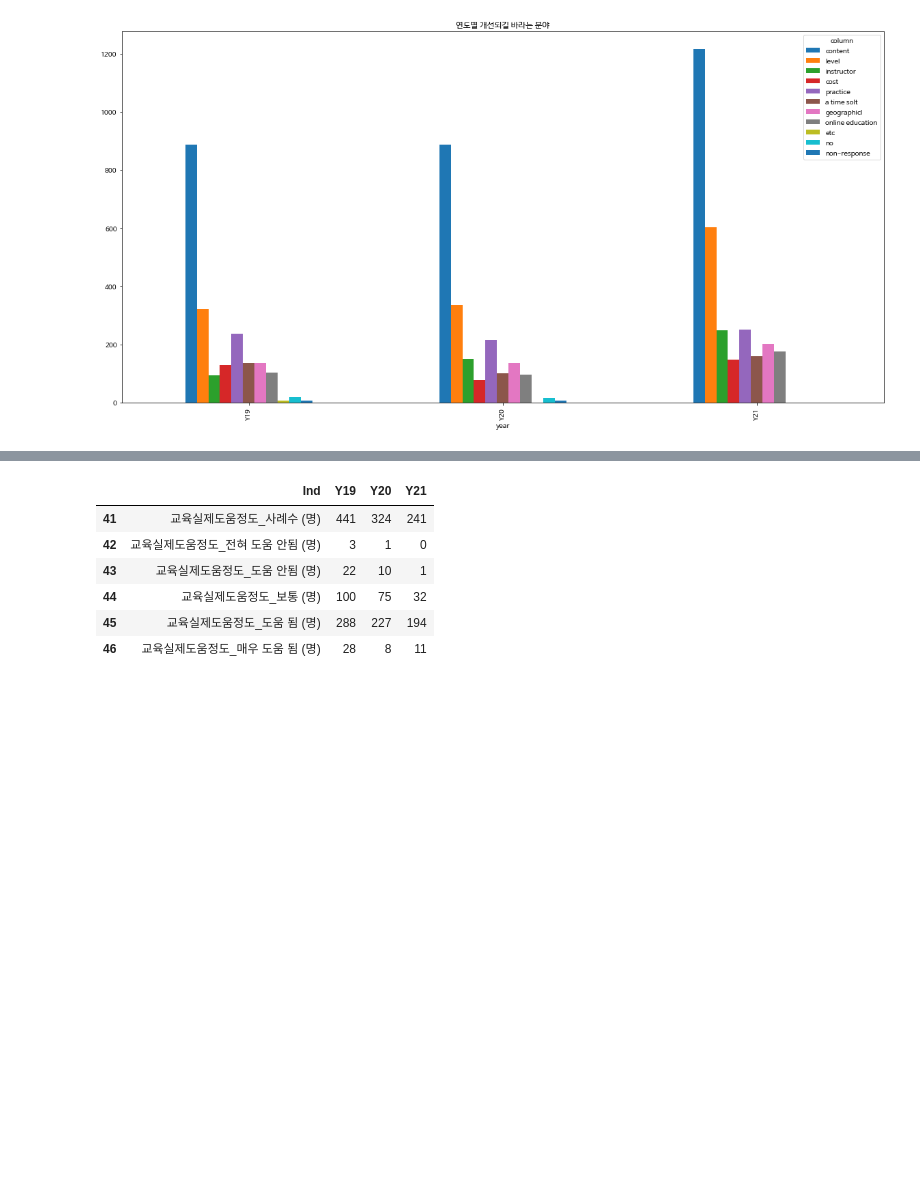
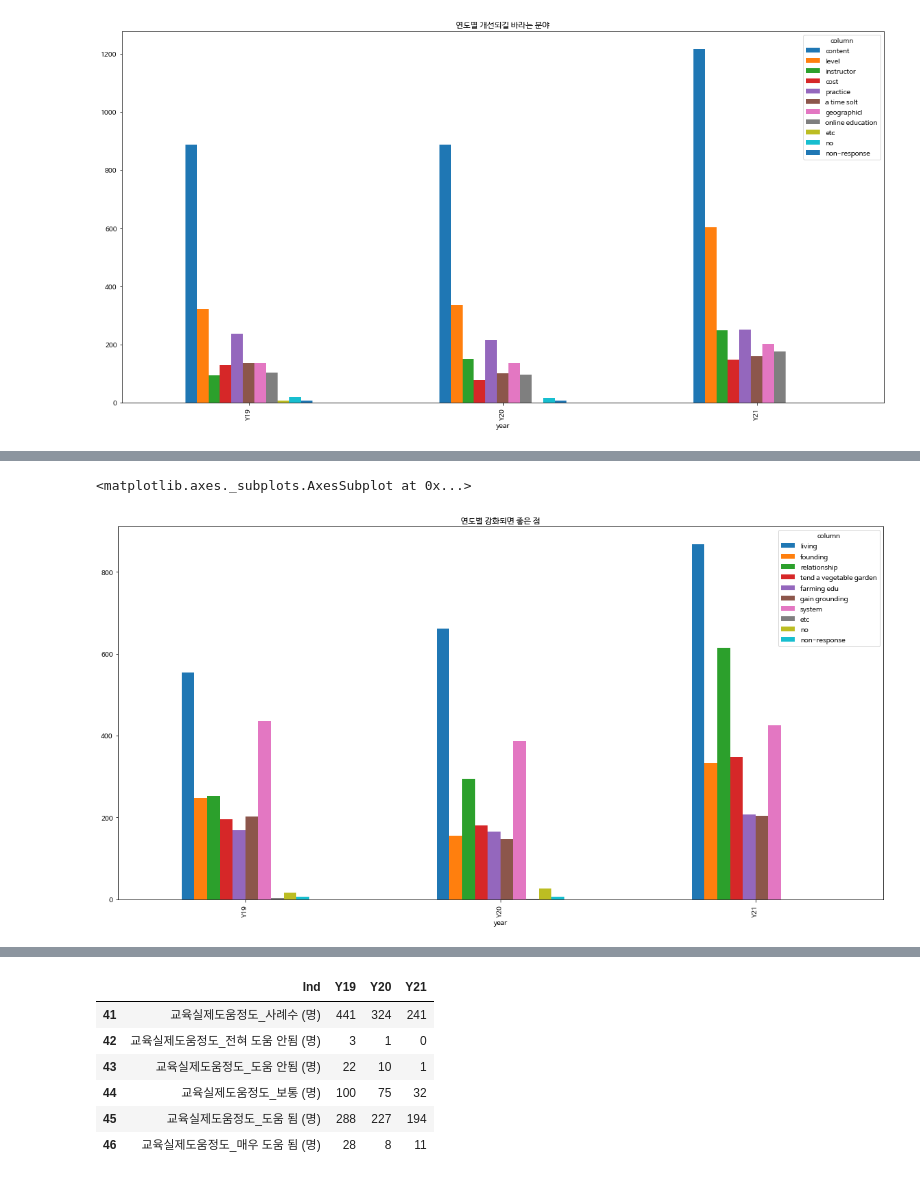
Before and after one commit to limyerin/contest, a Jupyter notebook: data_tidy(2).ipynb, the cells around one changed output, grey strips where cells are left out. Cells and saved outputs as stored; diff of their text form; code cells hidden in the pictures; blank space fills up the shorter version.

```diff
--- a/data_tidy(2).ipynb
+++ b/data_tidy(2).ipynb
@@ -545,0 +556,13 @@ df1.iloc[21:32]
+# %%
+rfrh_reinforce1 = rfrh_reinforce.rename(index={'귀농귀촌교육강화점_사례수 (명)':'person',
+                                           '귀농귀촌교육강화점_주거 및 전원생활 (명)'	:'living',
+                                           '귀농귀촌교육강화점_귀촌창업 (명)'	:'founding',
+                                           '귀농귀촌교육강화점_관계형성 (명)'	:'relationship',
+                                           '귀농귀촌교육강화점_텃밭 가꾸기 (명)':"tend a vegetable garden",
+                                           '귀농귀촌교육강화점_영농교육 (명)'	:'farming edu',
+                                           '귀농귀촌교육강화점_농업농촌의 이해(기초소양) (명)'	:'gain grounding',
+                                           '귀농귀촌교육강화점_제도,정책 (명)'	:'system',
+                                           '귀농귀촌교육강화점_기타 (명)'	:'etc',
+                                           '귀농귀촌교육강화점_없음 (명)'	:'no',
+                                           '귀농귀촌교육강화점_모름/무응답 (명)':'non-response'})
+rfrh_reinforce1
@@ -545,0 +583,3 @@ df1.iloc[21:32]
+# %%
+rfrh_rein = rfrh_reinforce1.loc['living':'non-response'].T
+rfrh_rein
@@ -545,0 +591,3 @@ df1.iloc[21:32]
+# %%
+rfrh_rein.columns.names = ['column']
+rfrh_rein.index.names = ['year']
@@ -545,0 +602,5 @@ df1.iloc[21:32]
+# %%
+rfrh_rein.plot(kind='bar', figsize=(20, 10), title = '연도별 강화되면 좋은 점')
+# %% [output]
+<matplotlib.axes._subplots.AxesSubplot at 0x...>
+[figure, added]
```
Also changed, not shown: parts of 11 cells of this notebook.
